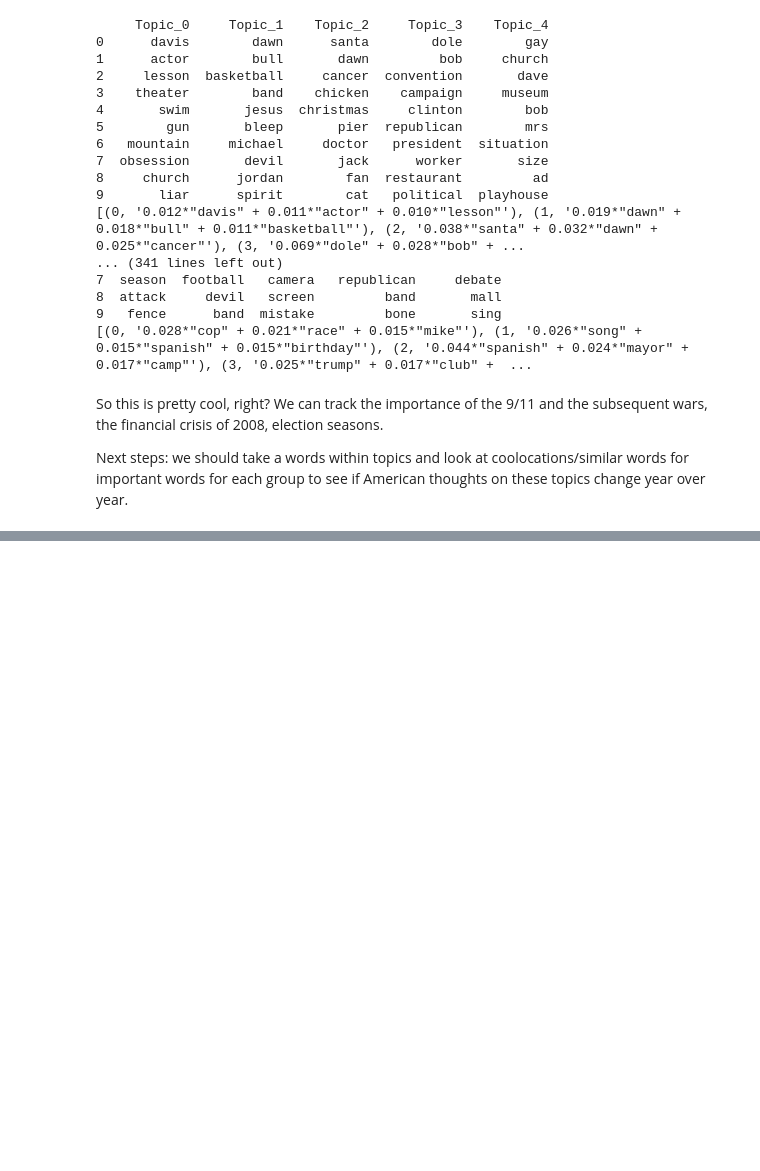
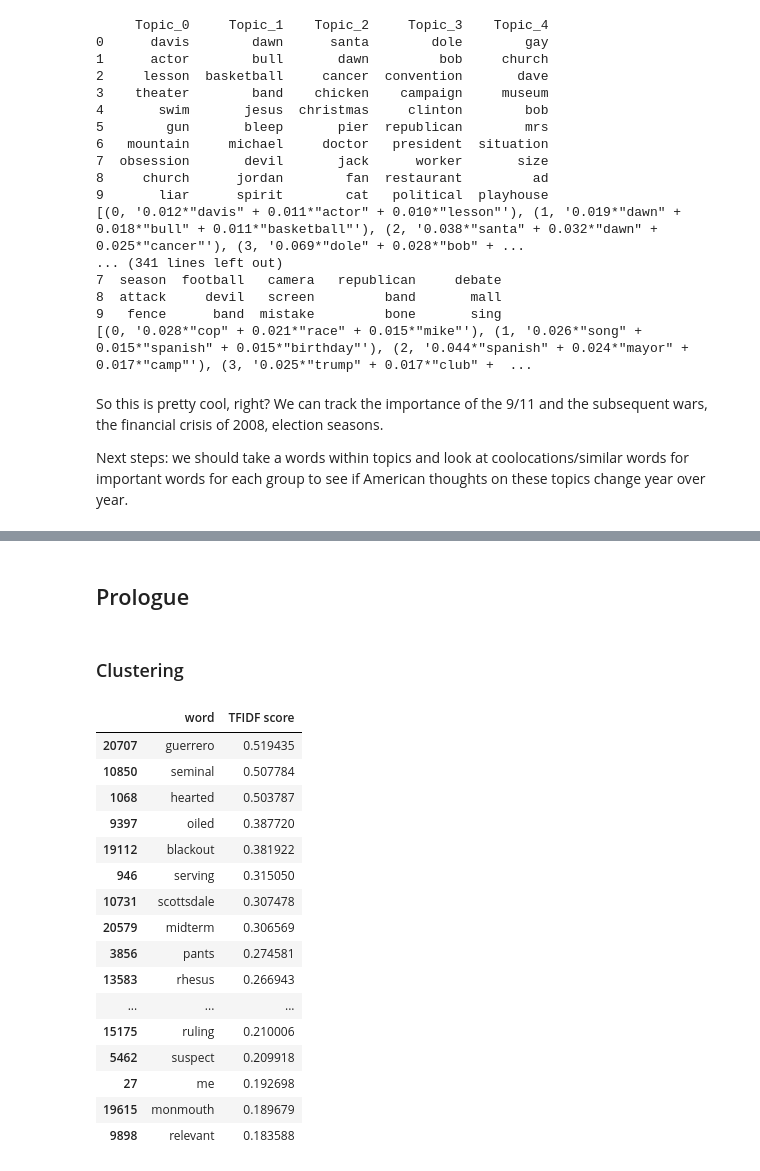
Before and after one commit to laurenjli/nlp-tal, a Jupyter notebook: clustering.ipynb, the cells around one changed output, grey strips where cells are left out. Saved outputs shown, nothing was run; the diff lists cells and outputs as text; code cells hidden in the pictures; blank space fills up the shorter version.

```diff
--- a/clustering.ipynb
+++ b/clustering.ipynb
@@ -1054,0 +1062,4 @@ Next steps: we should take a words within topics and look at coolocations/simila
+# %% [markdown]
+## Prologue
+# %% [markdown]
+### Clustering
@@ -1054,0 +1069,32 @@ Next steps: we should take a words within topics and look at coolocations/simila
+# %%
+CountVectorizer = sklearn.feature_extraction.text.CountVectorizer()
+pro5_vects = CountVectorizer.fit_transform(pro_five_df['text'])
+# %%
+# tf-idf
+pro5TFTransformer = sklearn.feature_extraction.text. \
+                           TfidfTransformer().fit(pro5_vects)
+#train
+pro5TF = pro5TFTransformer.transform(pro5_vects)
+# examine the words with the highest TF IDF score
+x = pd.DataFrame(list(zip(CountVectorizer.vocabulary_.keys(), pro5TF.data)))
+x.columns=['word','TFIDF score']
+x = x.sort_values('TFIDF score', ascending=False)
+x.iloc[:20]
+# %% [output]
+|  | word | TFIDF score |
+| 20707 | guerrero | 0.519435 |
+| 10850 | seminal | 0.507784 |
+| 1068 | hearted | 0.503787 |
+| 9397 | oiled | 0.387720 |
+| 19112 | blackout | 0.381922 |
+| 946 | serving | 0.315050 |
+| 10731 | scottsdale | 0.307478 |
+| 20579 | midterm | 0.306569 |
+| 3856 | pants | 0.274581 |
+| 13583 | rhesus | 0.266943 |
+| ... | ... | ... |
+| 15175 | ruling | 0.210006 |
+| 5462 | suspect | 0.209918 |
+| 27 | me | 0.192698 |
+| 19615 | monmouth | 0.189679 |
+| 9898 | relevant | 0.183588 |
```
Also changed, not shown: parts of 28 cells of this notebook, 1 other file.
